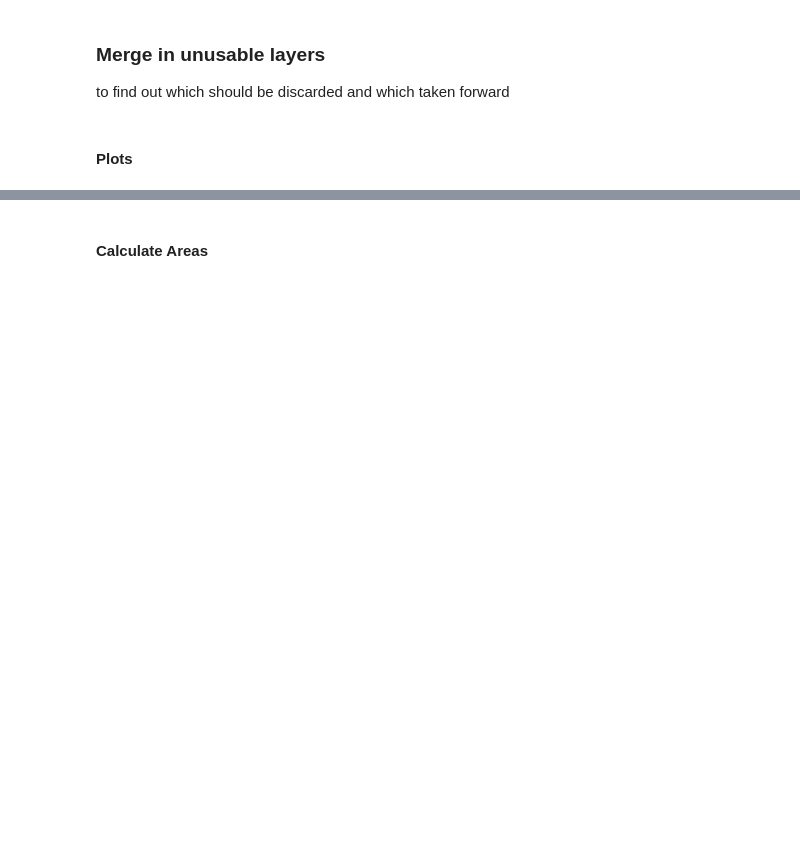
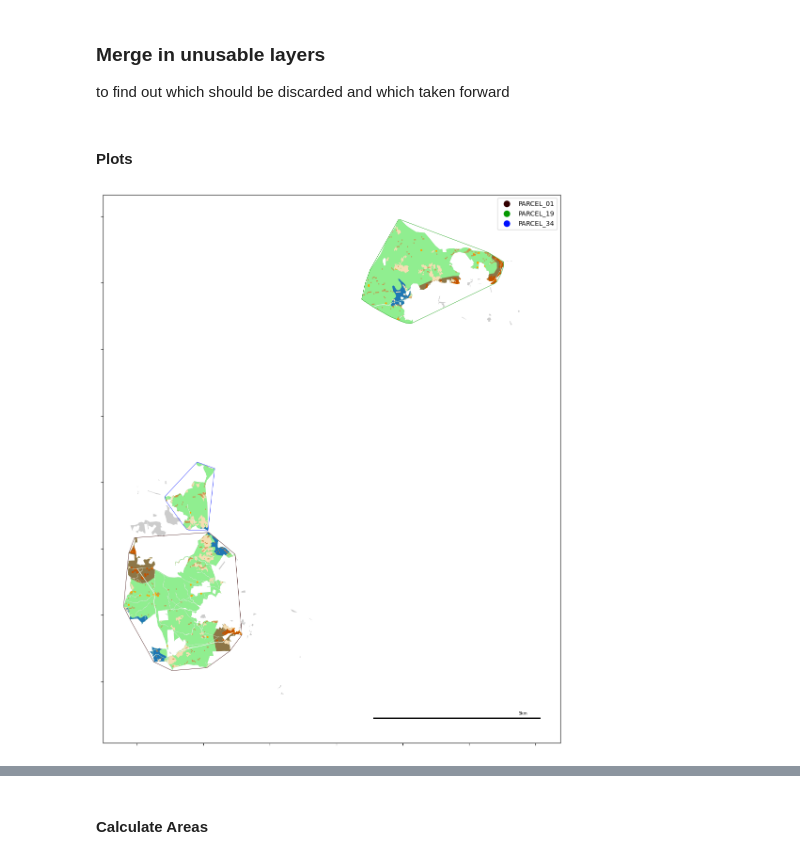
Before and after one commit to IDinsight/idinsight-solar-parks, a Jupyter notebook: notebooks/03_solar_parks_parcel_clustering sagar.ipynb, the cells around one changed output, grey strips where cells are left out. Drawn from its saved outputs; the diff is of its cells as text; code cells hidden in the pictures; blank space fills up the shorter version.

```diff
--- a/notebooks/03_solar_parks_parcel_clustering sagar.ipynb
+++ b/notebooks/03_solar_parks_parcel_clustering sagar.ipynb
@@ -575,6 +623,6 @@ cropland_overlap_gdf = gpd.overlay(
 )
 cropland_overlap_gdf = cropland_overlap_gdf.dissolve(by="parcel_id").reset_index()
 # %%
-cropland_overlap_gdf["Unusable Area - Cropland (ha)"] = cropland_overlap_gdf.area / 10_000
-cropland_unusable_area_df = cropland_overlap_gdf[["parcel_id", "Unusable Area - Cropland (ha)"]]
+cropland_overlap_gdf["Unsuitable Area - Cropland (ha)"] = cropland_overlap_gdf.area / 10_000
+cropland_unusable_area_df = cropland_overlap_gdf[["parcel_id", "Unsuitable Area - Cropland (ha)"]]
 # %% [markdown]
@@ -696,4 +753,4 @@ slope_overlap_gdf.plot(column="parcel_id")
 # %%
-slope_overlap_gdf["Unusable Area - Slope (ha)"] = slope_overlap_gdf.area / 10_000
-slope_unusable_area_df = slope_overlap_gdf[["parcel_id", "Unusable Area - Slope (ha)"]]
+slope_overlap_gdf["Unsuitable Area - Slope (ha)"] = slope_overlap_gdf.area / 10_000
+slope_unusable_area_df = slope_overlap_gdf[["parcel_id", "Unsuitable Area - Slope (ha)"]]
 # %% [markdown]
@@ -754,7 +813,7 @@ FOLDER_PATH.mkdir(parents=True, exist_ok=True)
 ax = parcel_gdf.plot(figsize=(12, 12), color="black", alpha=0.2)
 parcel_gdf_for_unusable_area.plot(
     ax=ax,
-    color="brown",
+    color=BACKGROUND_COLOR,
     label="Original Parcel",
 )
 boundary_gdf = gpd.GeoDataFrame(
@@ -780,38 +839,40 @@ ax.plot([xmax - 5000, xmax], [ymin, ymin], color="white", linewidth=5, linestyle
 ax.plot([xmax - 5000, xmax], [ymin, ymin], color="black", linewidth=2, linestyle="-")
 ax.plot(
     [xmax - 550, xmax - 450],
     [ymin + 150, ymin + 150],
     color="white",
     linewidth=7,
     linestyle="-",
 )
 ax.text(xmax - 500, ymin + 100, "5km", fontsize=6, ha="center")
 
 buildings_overlap_gdf[
     buildings_overlap_gdf["parcel_id"].isin(selected_parcel_id_list)
-].plot(ax=ax, color="yellow", label="Buildings + 25m buffer")
+].plot(ax=ax, color=BUILDING_COLOR, label="Buildings + 25m buffer")
 
 settlements_overlap_gdf[
     settlements_overlap_gdf["parcel_id"].isin(selected_parcel_id_list)
-].plot(ax=ax, color="black", alpha=0.5, label="Settlements")
+].plot(ax=ax, color=SETTLEMENT_COLOR, alpha=0.5, label="Settlements")
 
 water_overlap_gdf[
     water_overlap_gdf["parcel_id"].isin(selected_parcel_id_list)
-].plot(ax=ax, color="C0", label="Water")
+].plot(ax=ax, color=WATER_COLOR, label="Water")
 
 cropland_overlap_gdf[
     cropland_overlap_gdf["parcel_id"].isin(selected_parcel_id_list)
-].plot(ax=ax, color="green", label="Cropland")
+].plot(ax=ax, color=CROPLAND_COLOR, label="Cropland")
 
 slope_overlap_gdf[
     slope_overlap_gdf["parcel_id"].isin(selected_parcel_id_list)
-].plot(ax=ax, color="grey", alpha=0.8, label="Slopes > 7 deg")
+].plot(ax=ax, color=SLOPE_COLOR, alpha=0.8, label="Slopes > 7 deg")
 
 plt.tight_layout()
 LAYERS = "Buildings, Settlements, Water, Cropland, Slopes"
 plt.savefig(
     DISTRICT_MAPS_OUTPUT_DATA_DIR / "parcels_larger_than_50ha_w_layers.png", dpi=300, bbox_inches="tight"
 )
+# %% [output]
+[figure, added]
 # %%
 import matplotlib.patches as mpatches
 
```
Also changed, not shown: parts of 71 cells of this notebook.
